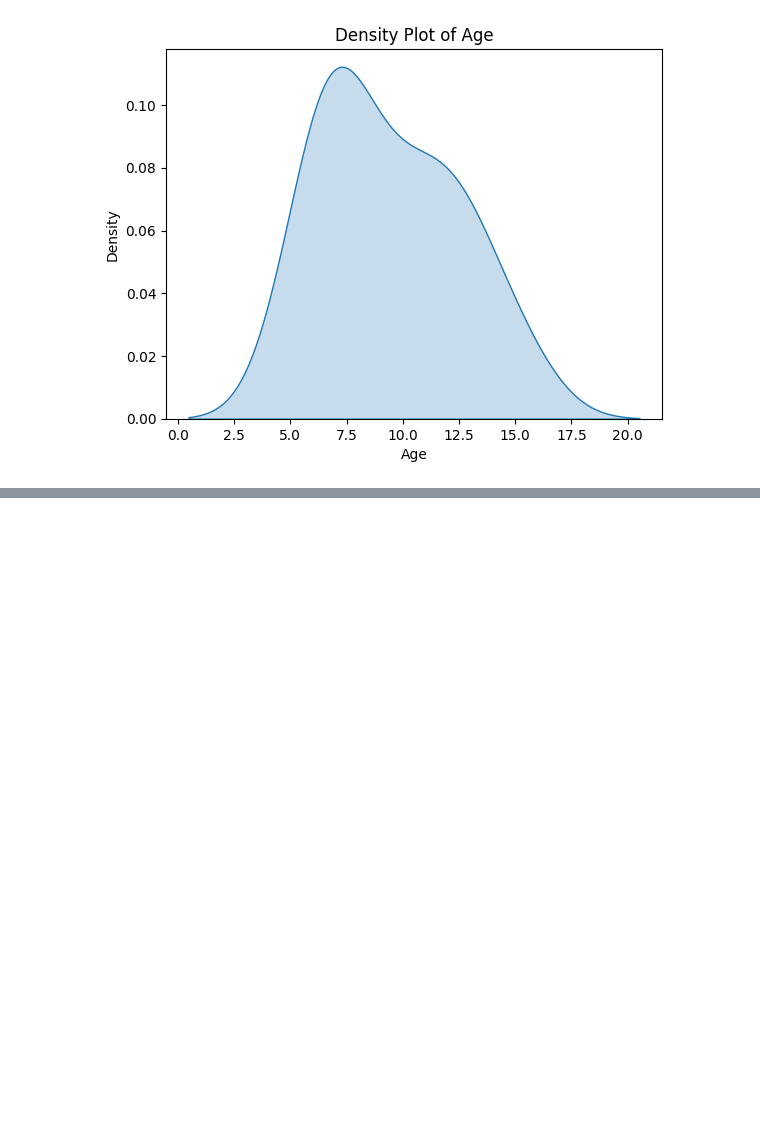
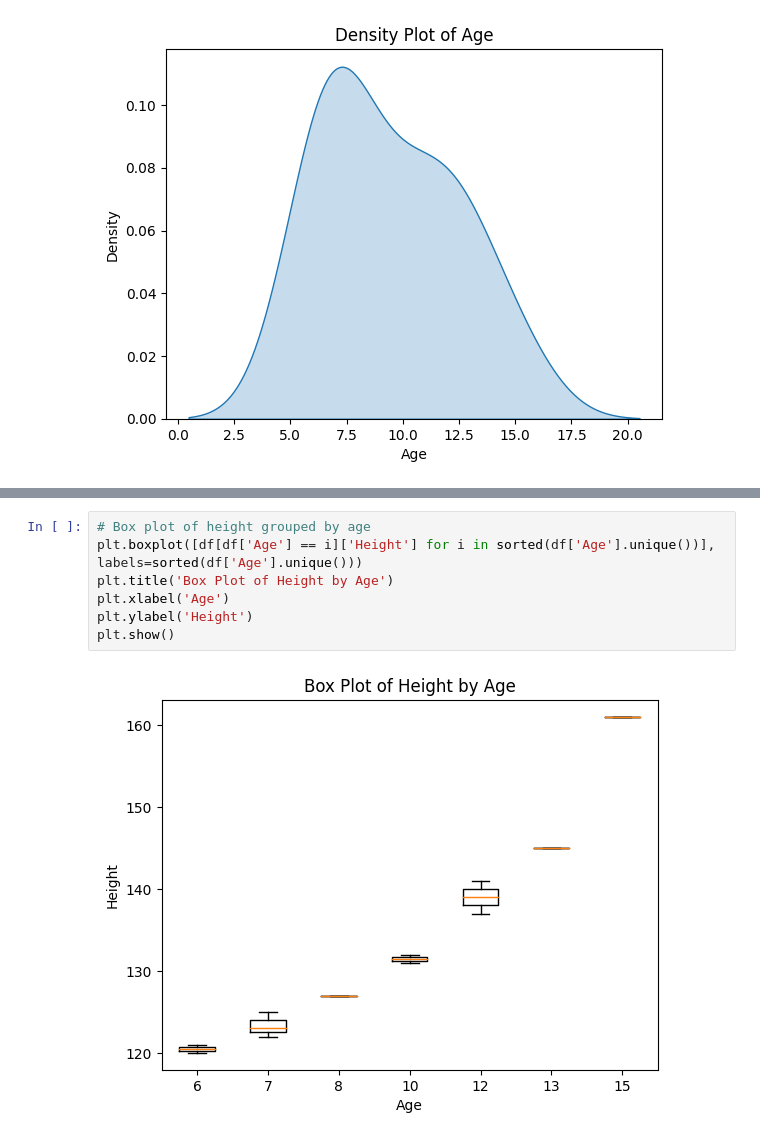
Before and after one commit to r4coder/DA, a Jupyter notebook: DA.ipynb, the cells around one changed output, grey strips where cells are left out. Drawn from its saved outputs; the diff is of its cells as text; blank space fills up the shorter version.

```diff
--- a/DA.ipynb
+++ b/DA.ipynb
@@ -926,0 +978,9 @@ This will become an error in seaborn v0.14.0; please update your code.
+# %%
+# Box plot of height grouped by age
+plt.boxplot([df[df['Age'] == i]['Height'] for i in sorted(df['Age'].unique())], labels=sorted(df['Age'].unique()))
+plt.title('Box Plot of Height by Age')
+plt.xlabel('Age')
+plt.ylabel('Height')
+plt.show()
+# %% [output]
+[figure, added]
```
Also changed, not shown: parts of 12 cells of this notebook.
